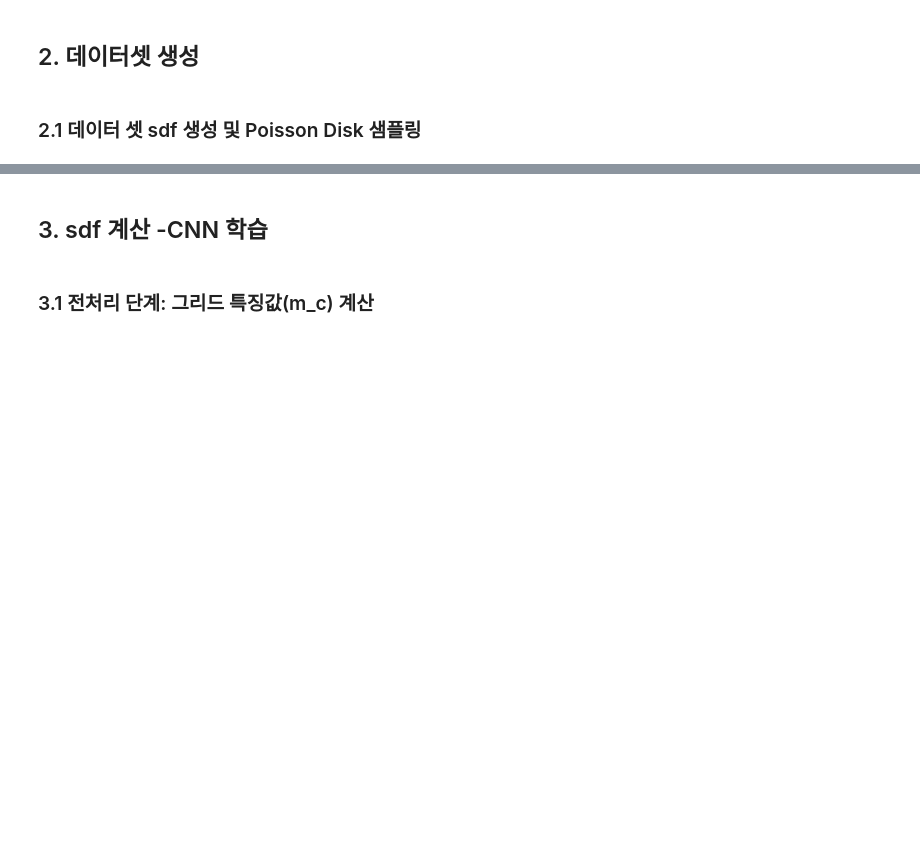
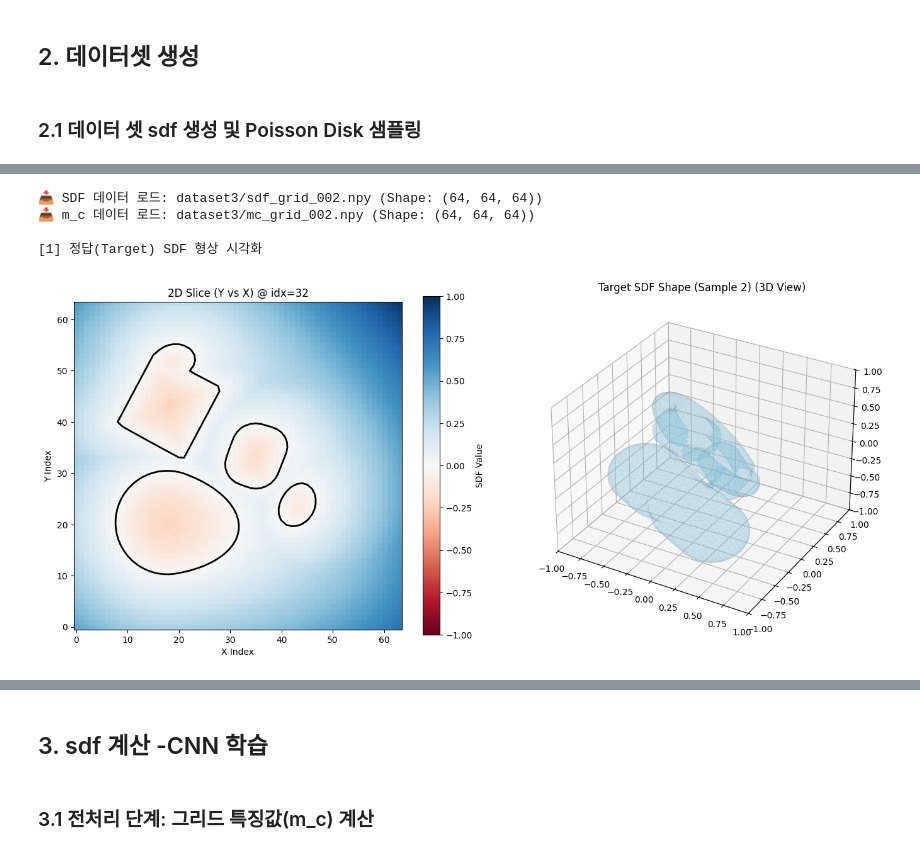
Before and after one commit to ybg1219/reconstruction, a Jupyter notebook: main.ipynb, the cells around one changed output, grey strips where cells are left out. Cells and saved outputs as stored; diff of their text form; code cells hidden in the pictures; blank space fills up the shorter version.

```diff
--- a/main.ipynb
+++ b/main.ipynb
@@ -37,14 +48,14 @@ np.random.seed(42)
 import os
 import glob
 
-OUTPUT_DIR = "dataset3"
+OUTPUT_DIR = "dataset2"
 os.makedirs(OUTPUT_DIR, exist_ok=True)
 
 # Clean up old single shape files to avoid confusion
-old_files = glob.glob(os.path.join(OUTPUT_DIR, "*.npy"))
-for f in old_files:
-    os.remove(f)
-    print(f"Removed old dataset file: {f}")
+# old_files = glob.glob(os.path.join(OUTPUT_DIR, "*.npy"))
+# for f in old_files:
+#     os.remove(f)
+#     print(f"Removed old dataset file: {f}")
 
 DATASET_SIZE = 100
 ppc_list = [1, 2, 3, 4] * (DATASET_SIZE // 4)
@@ -54,9 +65,10 @@ device = torch.device('cuda' if torch.cuda.is_available() else 'cpu')
 generator = SDFGenerator(config)
 feature_constructor = FeatureConstruction(dx=config.dx, device=device)
 
+START_INDEX = 0  # 🚨 여기서부터 시작합니다.
 print(f"\n🚀 Generating {DATASET_SIZE} training samples (SDF + m_c grids)...")
 
-for i in range(DATASET_SIZE):
+for i in range(START_INDEX, DATASET_SIZE):
     # 🚨 [수정] 무작위로 섞인 리스트에서 이번 차례의 ppc 값을 꺼내옵니다.
     current_ppc = ppc_list[i]
 
@@ -88,25 +119,31 @@ print("\n✅ Dataset generation complete! Files are ready in the 'dataset' folde
 # %%
 import numpy as np
 import torch
 from modules.config import config
 from modules.visualizer import visualize_simulation, visualize_feature_grid,visualize_particles_and_features
 
 # 1. 확인할 데이터 인덱스 설정 (0 ~ 4)
-sample_idx = 0
-sdf_file = f"dataset2/sdf_grid_{sample_idx:03d}.npy"
-mc_file = f"dataset2/mc_grid_{sample_idx:03d}.npy"
+sample_idx = 2
+sdf_file = f"dataset3/sdf_grid_{sample_idx:03d}.npy"
+mc_file = f"dataset3/mc_grid_{sample_idx:03d}.npy"
 
 # 2. 데이터 로드 완료
 sdf_grid = np.load(sdf_file)
 mc_grid = np.load(mc_file)
 print(f"📥 SDF 데이터 로드: {sdf_file} (Shape: {sdf_grid.shape})")
 print(f"📥 m_c 데이터 로드: {mc_file} (Shape: {mc_grid.shape})")
 
 # 3. [시각화 1] Target SDF (원본 3D 지오메트리 형태)
 print("\n[1] 정답(Target) SDF 형상 시각화")
 visualize_simulation(
     sdf_grid=sdf_grid,
     domain_size=config.domain_size,
     title=f"Target SDF Shape (Sample {sample_idx})"
 )
+# %% [output]
+📥 SDF 데이터 로드: dataset3/sdf_grid_002.npy (Shape: (64, 64, 64))
+📥 m_c 데이터 로드: dataset3/mc_grid_002.npy (Shape: (64, 64, 64))
+
+[1] 정답(Target) SDF 형상 시각화
+[figure, added]
 # %%
```
Also changed, not shown: parts of 20 cells of this notebook, 2 other files.
